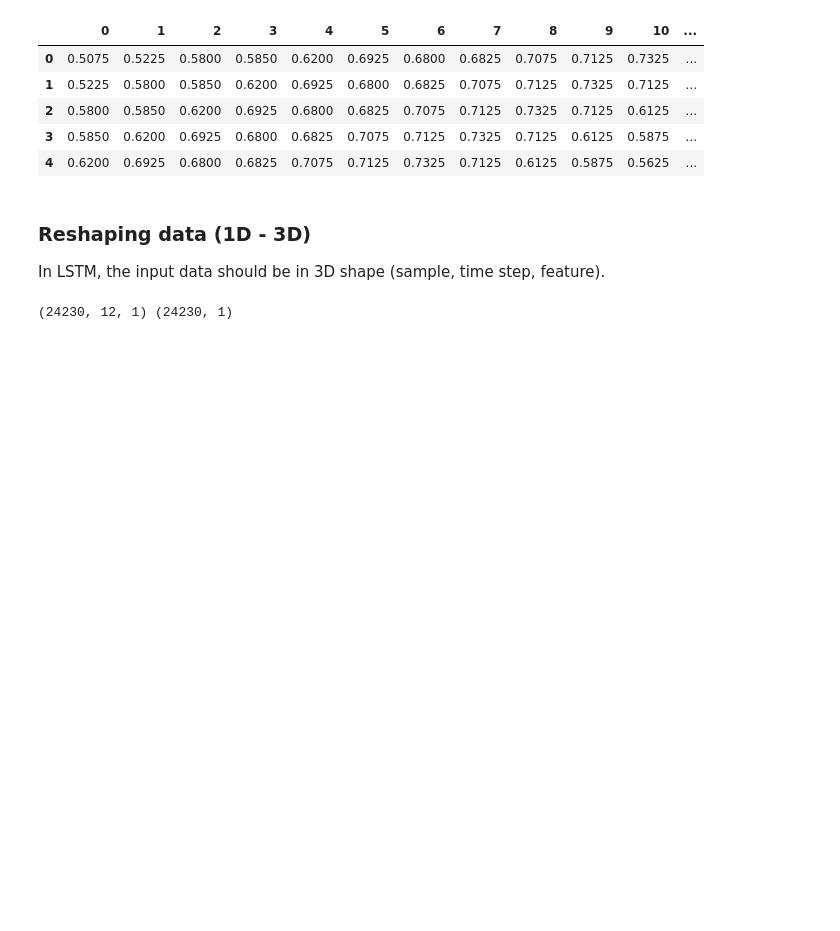
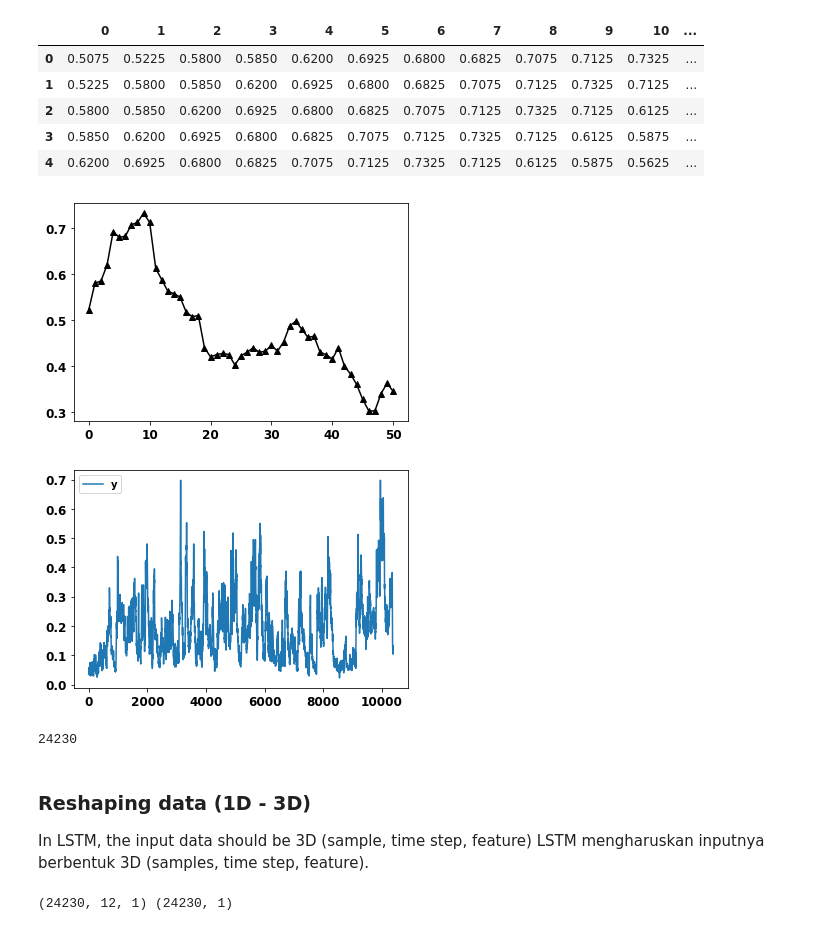
Before and after one commit to titan-khan/Data-Science, a Jupyter notebook: Ocean Wave Height Prediction using LSTM/Ocean Wave Height Prediction using LSTM.ipynb, the cells around one changed output. Saved outputs shown, nothing was run; the diff lists cells and outputs as text; code cells hidden in the pictures; blank space fills up the shorter version.

```diff
--- a/Ocean Wave Height Prediction using LSTM/Ocean Wave Height Prediction using LSTM.ipynb
+++ b/Ocean Wave Height Prediction using LSTM/Ocean Wave Height Prediction using LSTM.ipynb
@@ -91,9 +113,24 @@ pd.DataFrame(trainX).head()
 | 2 | 0.5800 | 0.5850 | 0.6200 | 0.6925 | 0.6800 | 0.6825 | 0.7075 | 0.7125 | 0.7325 | 0.7125 | 0.6125 | ... |
 | 3 | 0.5850 | 0.6200 | 0.6925 | 0.6800 | 0.6825 | 0.7075 | 0.7125 | 0.7325 | 0.7125 | 0.6125 | 0.5875 | ... |
 | 4 | 0.6200 | 0.6925 | 0.6800 | 0.6825 | 0.7075 | 0.7125 | 0.7325 | 0.7125 | 0.6125 | 0.5875 | 0.5625 | ... |
+# %%
+plt.figure(1)
+plt.plot(train[1:52], marker='^', color='black', label='X')
+plt.figure(2)
+plt.plot(testY, label='y')
+plt.legend()
+plt.show()
+# %% [output]
+[figure, added]
+[figure, added]
+# %%
+trainX.shape[0]
+# %% [output]
+24230
 # %% [markdown]
 ### Reshaping data (1D - 3D)
-In LSTM, the input data should be in 3D shape (sample, time step, feature).
+In LSTM, the input data should be 3D (sample, time step, feature)
+LSTM mengharuskan inputnya berbentuk 3D (samples, time step, feature).
 # %%
 trainX_r = np.reshape(trainX, (trainX.shape[0], trainX.shape[1], 1)) # Baris - timestep - kolom
 trainY_r = np.reshape(trainY, (trainY.shape[0], trainY.shape[1], 1))
```
Also changed, not shown: parts of 34 cells of this notebook.
